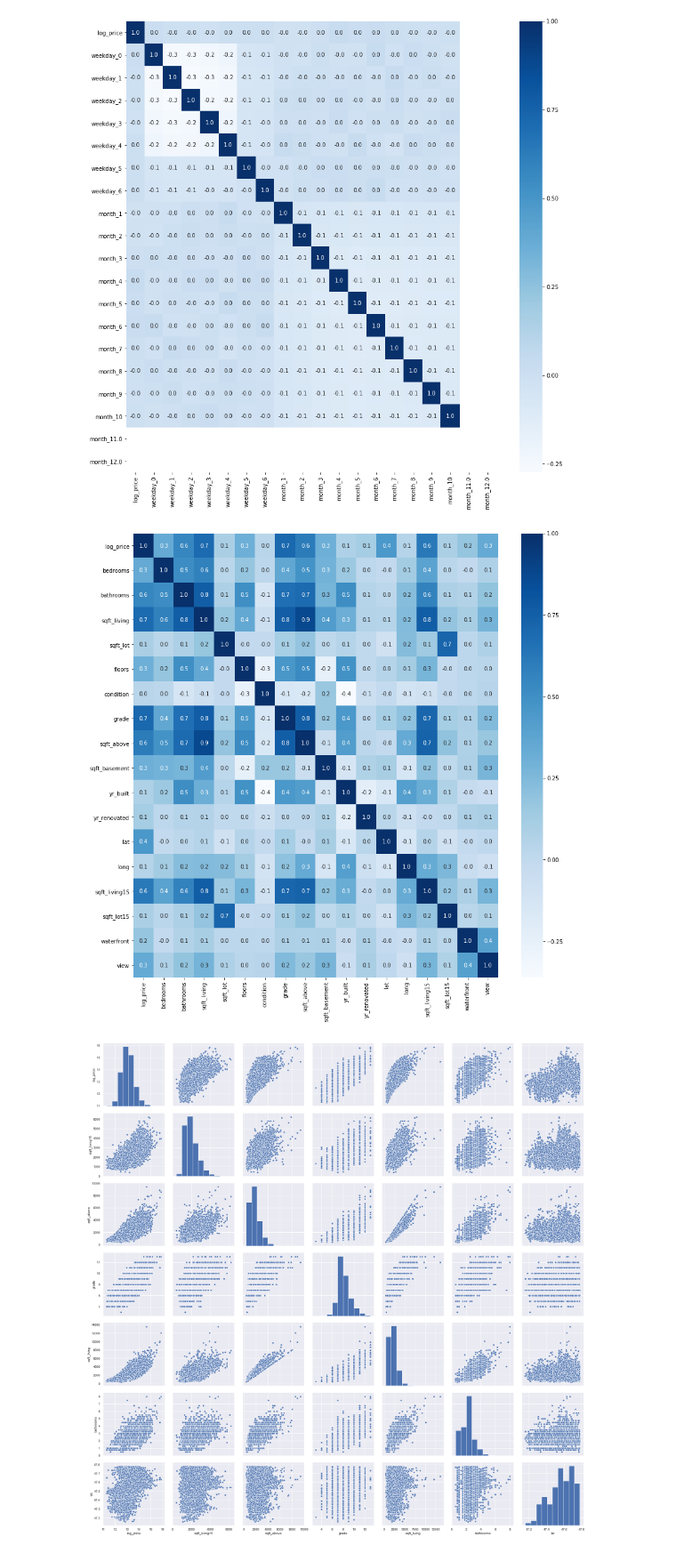
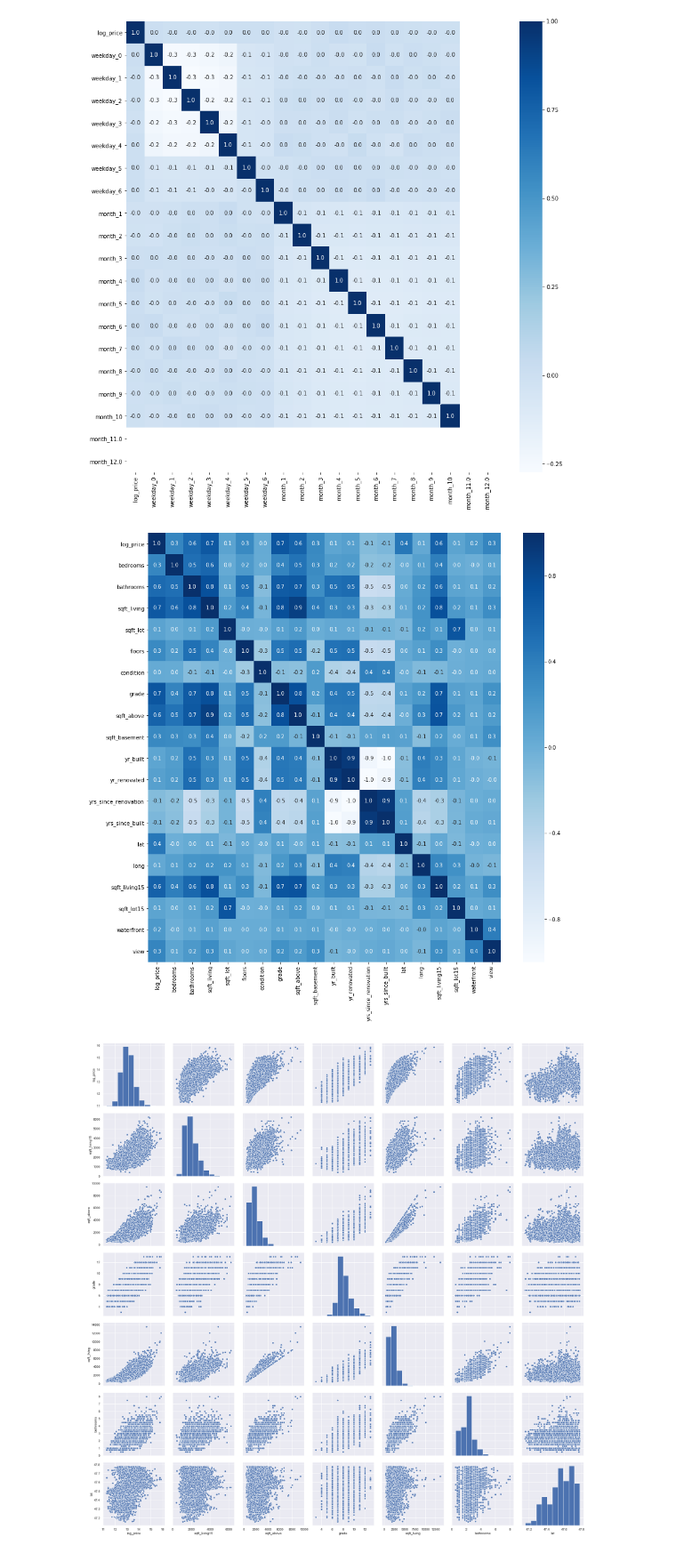
Before and after one commit to giorosati/dsc-1-final-project-online-ds-pt-100118, a Jupyter notebook: student_v2.ipynb, the cells around one changed output. Shown at 89% size. Drawn from its saved outputs; the diff is of its cells as text; code cells hidden in the pictures.

Commit message:
yr_renovated & yr_built factors modified

```diff
--- a/student_v2.ipynb
+++ b/student_v2.ipynb
@@ -203,0 +221,3 @@ list(initial_df)
+# %%
+# convert nan to zero
+initial_df['yr_renovated'].fillna(0, inplace=True)
@@ -203,0 +256,3 @@ list(initial_df)
+# %%
+# step 1: if yr_renovated = 0, replace the value with yr_built value
+initial_df.yr_renovated.replace(0.0, initial_df.yr_built, inplace = True)
@@ -203,0 +279,3 @@ list(initial_df)
+# %%
+# step 2: new column yrs_since_renovation = 2016 - yr_renovated
+initial_df['yrs_since_renovation'] = 2016 - initial_df.yr_renovated
@@ -203,0 +314,4 @@ list(initial_df)
+# %%
+# modify yr_built in a similar fashion
+
+initial_df['yrs_since_built'] = 2016 - initial_df.yr_built
@@ -353,16 +475,17 @@ https://pandas.pydata.org/pandas-docs/stable/indexing.html#deprecate-loc-reindex
 # %%
 # waterfront and view may have slight correlations to log_price
 
 # look at a heatmap for the continuous and ordered factors as they correlate to log_price
 
 f,ax = plt.subplots(figsize=(15, 15))
 sns.heatmap(df2.loc[:,['log_price', 'bedrooms', 'bathrooms', 'sqft_living', 'sqft_lot', 'floors',
                         'condition', 'grade', 'sqft_above', 'sqft_basement', 'yr_built', 'yr_renovated',
-                        'lat', 'long', 'sqft_living15', 'sqft_lot15','waterfront','view',
+                        'yrs_since_renovation', 'yrs_since_built', 'lat', 'long', 'sqft_living15',
+                        'sqft_lot15','waterfront','view',
                         ]].corr(), annot=True, cmap="Blues", fmt= '.1f',ax=ax)
 plt.show()
 # %% [output]
-[figure, old version]
+[figure, new version]
 # %%
 # without any modification of the independent variables,
 # the following factors have a correlation to log_price at or above .6:
```
Also changed, not shown: parts of 15 cells of this notebook.
